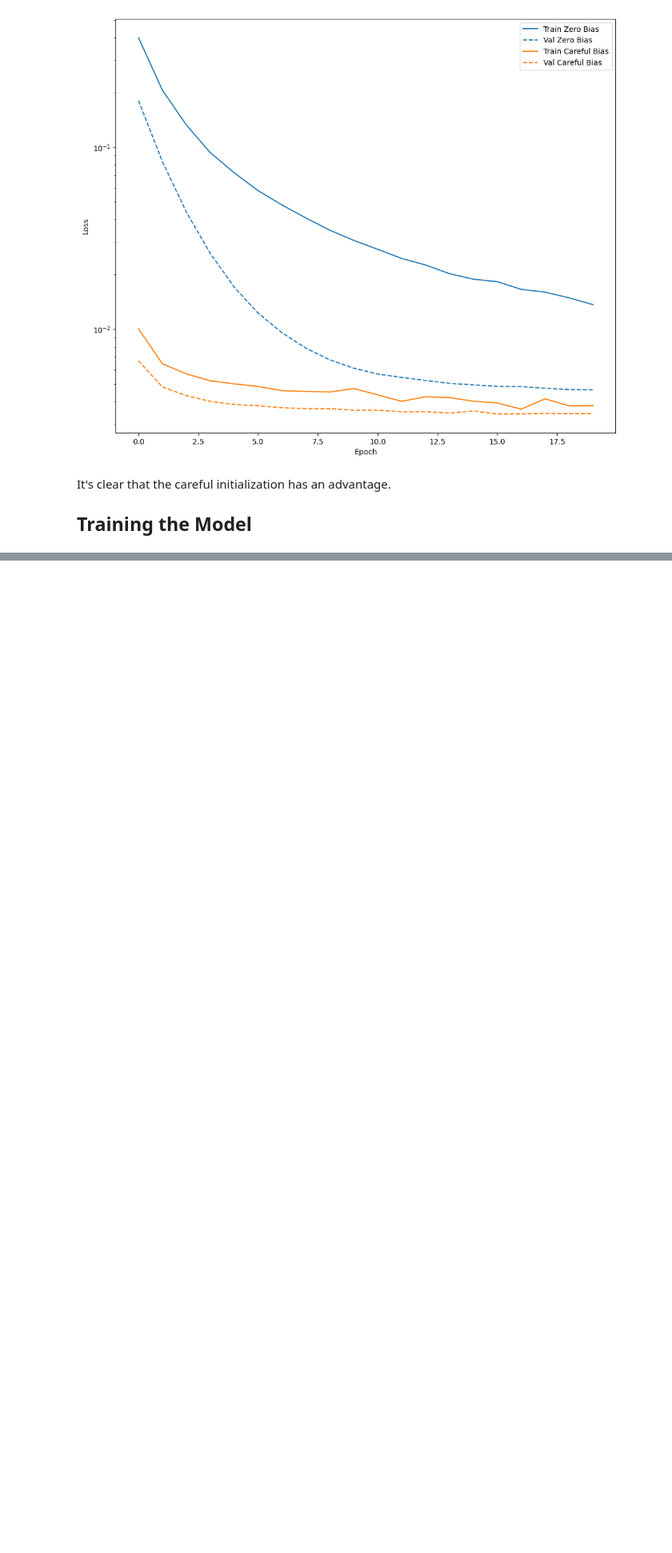
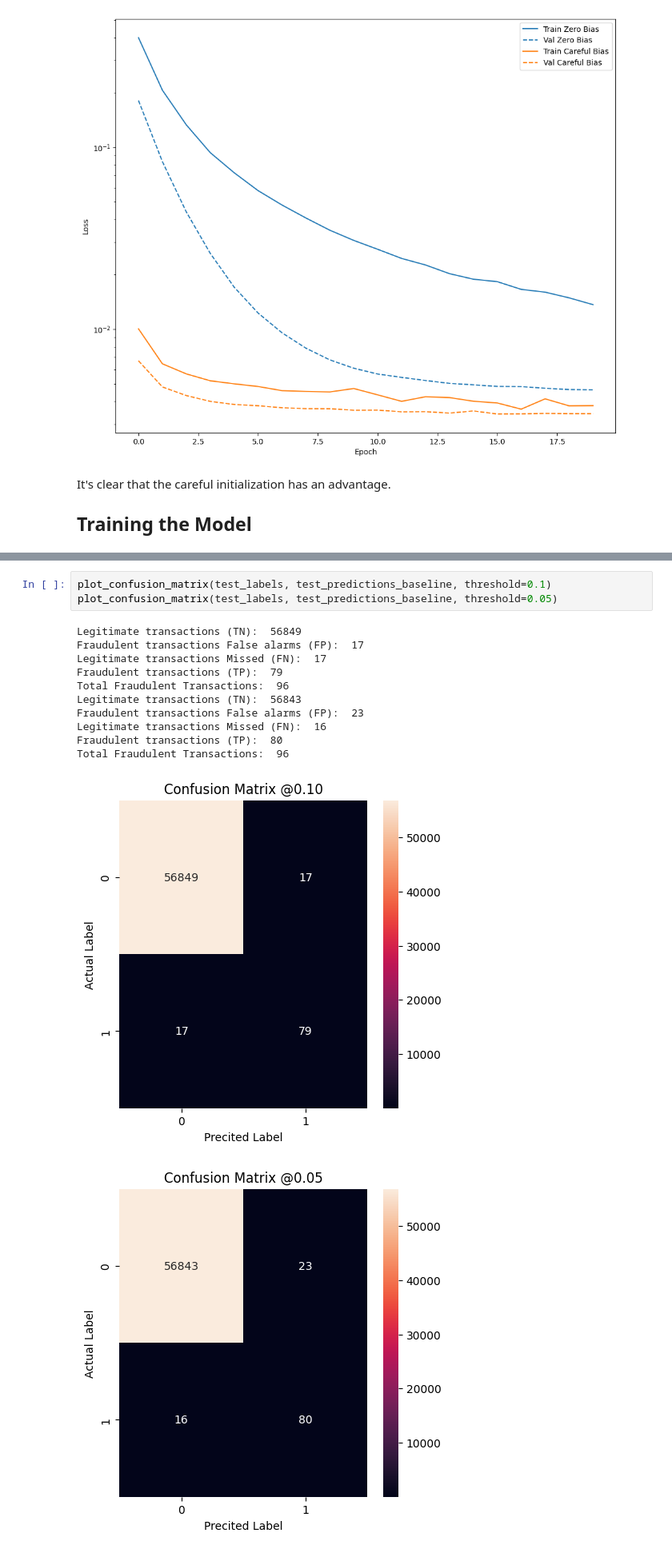
Before and after one commit to TomiMalamud/fraud-detection, a Jupyter notebook: fraud-detection.ipynb, the cells around one changed output, grey strips where cells are left out. Shown at 80% size. Cells and saved outputs as stored; diff of their text form; blank space fills up the shorter version.

```diff
--- a/fraud-detection.ipynb
+++ b/fraud-detection.ipynb
@@ -341,0 +403,16 @@ SyntaxError: incomplete input (<ipython-input-27-8eb745d796f8>, line 12)
+# %%
+plot_confusion_matrix(test_labels, test_predictions_baseline, threshold=0.1)
+plot_confusion_matrix(test_labels, test_predictions_baseline, threshold=0.05)
+# %% [output]
+Legitimate transactions (TN):  56849
+Fraudulent transactions False alarms (FP):  17
+Legitimate transactions Missed (FN):  17
+Fraudulent transactions (TP):  79
+Total Fraudulent Transactions:  96
+Legitimate transactions (TN):  56843
+Fraudulent transactions False alarms (FP):  23
+Legitimate transactions Missed (FN):  16
+Fraudulent transactions (TP):  80
+Total Fraudulent Transactions:  96
+[figure, added]
+[figure, added]
```
Also changed, not shown: parts of 25 cells of this notebook.
